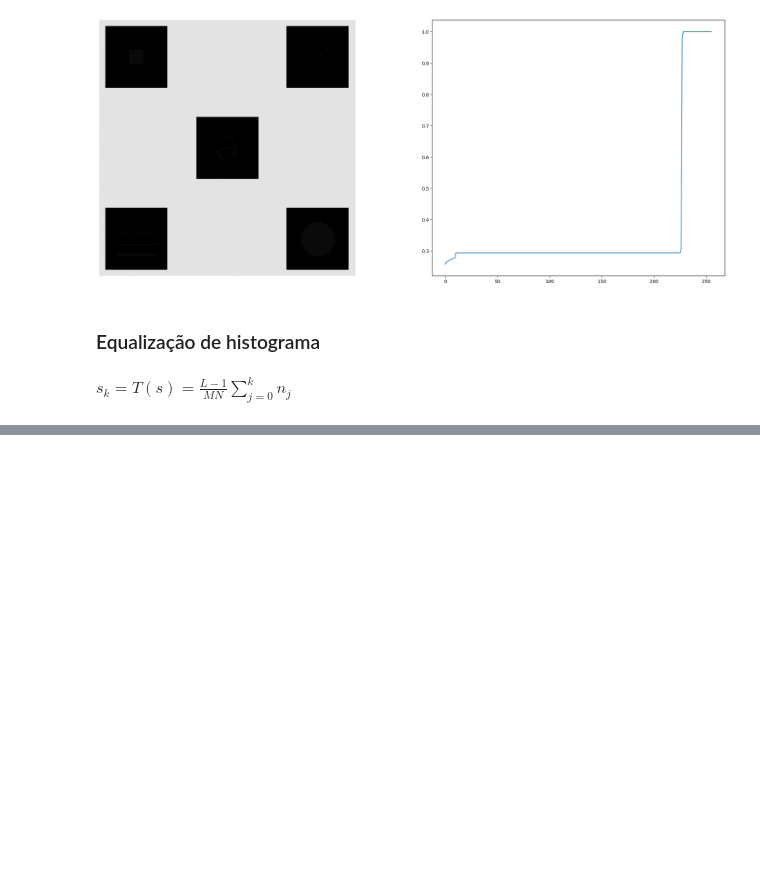
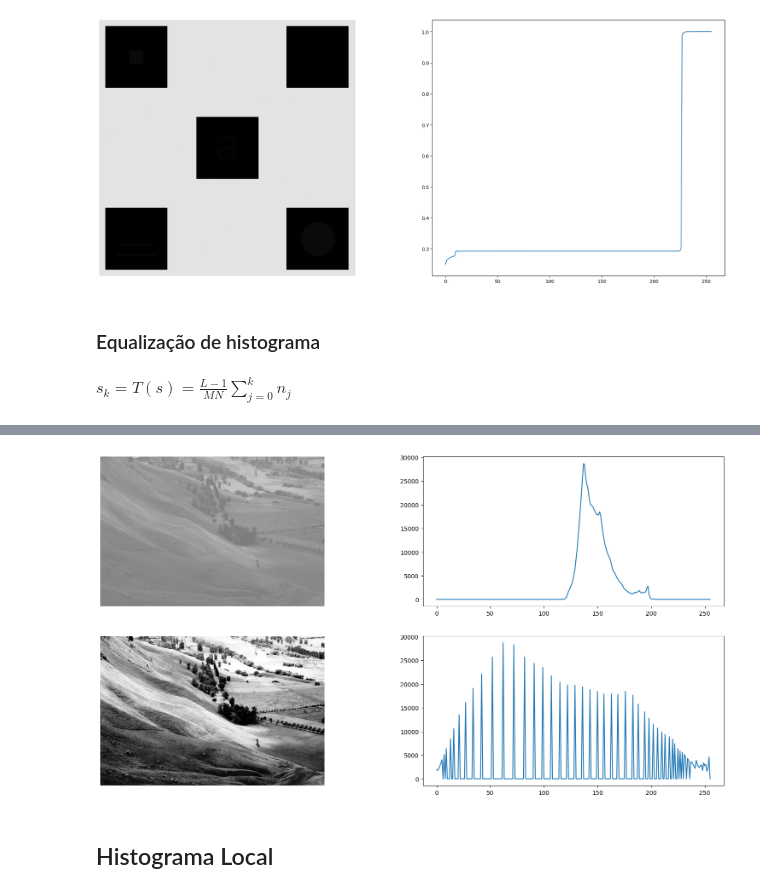
Before and after one commit to eriksonJAguiar/Processamento-imagens, a Jupyter notebook: Codigos/Histograma.ipynb, the cells around one changed output, grey strips where cells are left out. Drawn from its saved outputs; the diff is of its cells as text; code cells hidden in the pictures; blank space fills up the shorter version.

```diff
--- a/Codigos/Histograma.ipynb
+++ b/Codigos/Histograma.ipynb
@@ -310,0 +294,29 @@ img_gray_ = input_image(os.path.join("..", "Imagens", "equalizacao.tif"), is_gra
+# %%
+#calcula o histograma da imagem em escala de cinza
+hist = histogram(img_gray_moon.flatten(), bins=n_levels)
+#Aplica equalização de histograma
+eq_img_p = equalize(img_gray_moon, levels=n_levels)
+#Calcula o histograma da imagem equalizada
+hist_eq = histogram(eq_img_moon, bins=n_levels)
+# %%
+plt.figure(figsize=(20, 10))
+
+plt.subplot(221)
+plt.imshow(img_gray_moon, vmin=0, vmax=255, cmap="gray")
+plt.axis("off")
+
+plt.subplot(222)
+plt.plot(range(n_levels), hist)
+
+plt.subplot(223)
+plt.imshow(eq_img_moon, vmin=0, vmax=255, cmap="gray")
+plt.axis("off")
+
+plt.subplot(224)
+plt.plot(range(n_levels), hist_eq)
+
+plt.show()
+# %% [output]
+[figure, added]
+# %% [markdown]
+## Histograma Local
```
Also changed, not shown: parts of 16 cells of this notebook, 14 other files.
